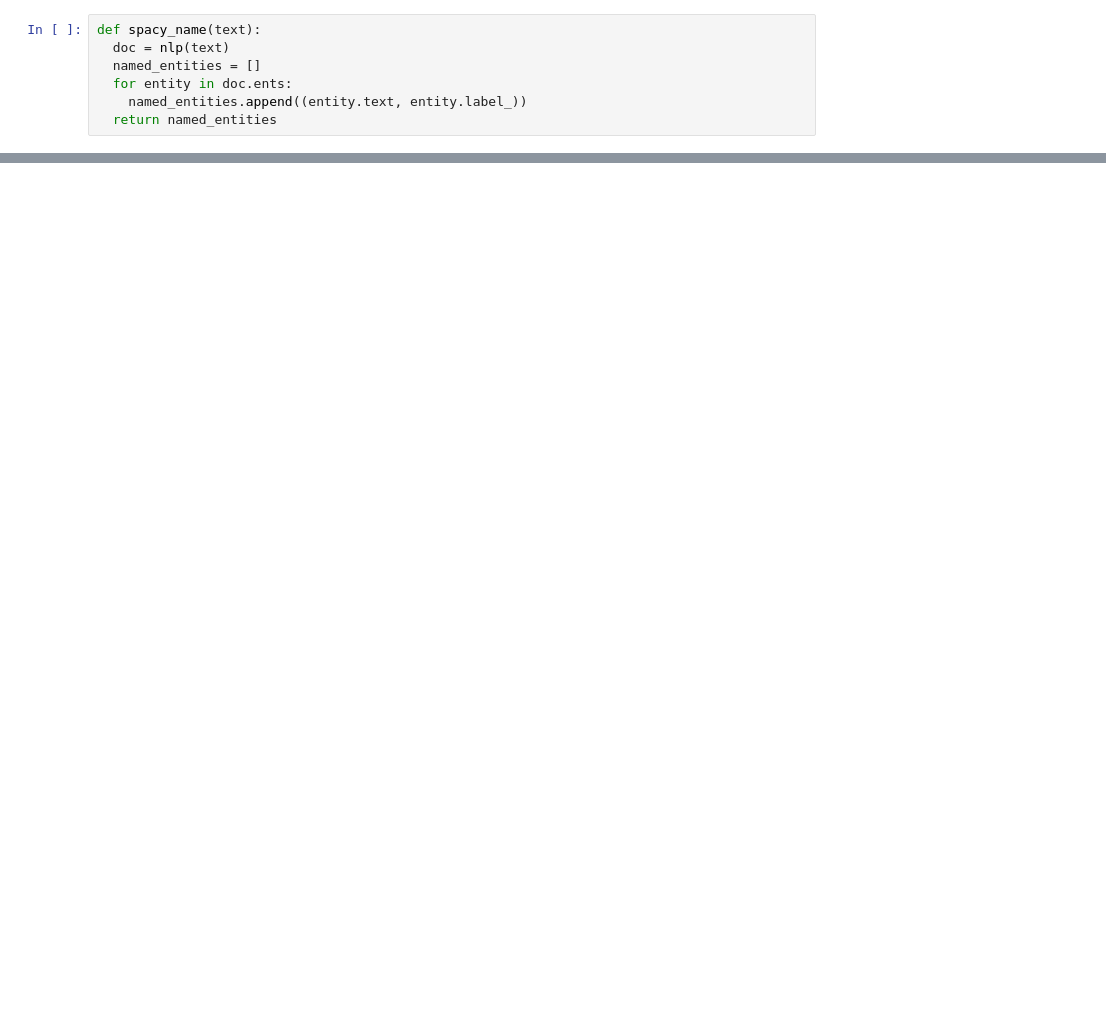
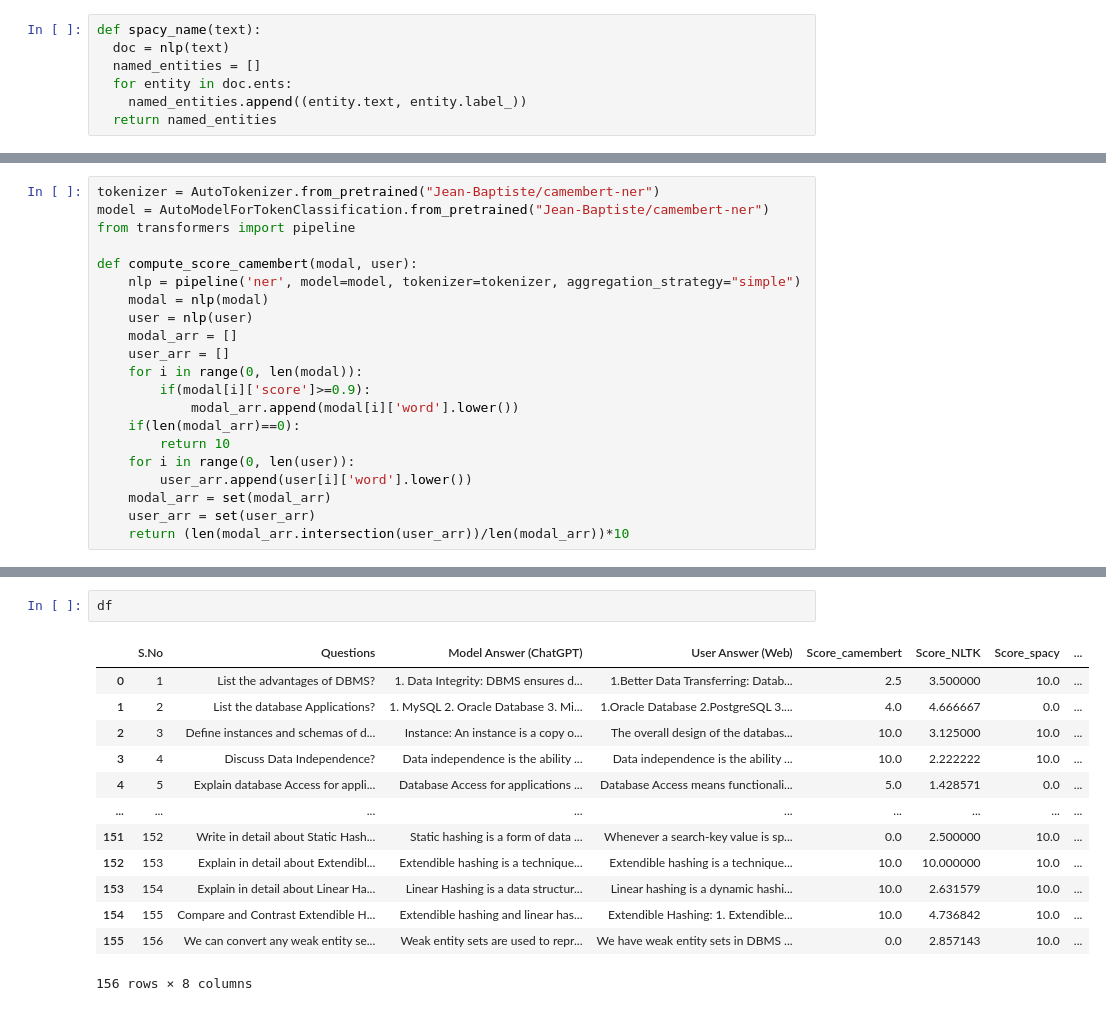
Before and after one commit to harshit7962/Subjective_Answer_Evaluation, a Jupyter notebook: Models/NER_Module/NER.ipynb, the cells around one changed output, grey strips where cells are left out. Cells and saved outputs as stored; diff of their text form; blank space fills up the shorter version.

```diff
--- a/Models/NER_Module/NER.ipynb
+++ b/Models/NER_Module/NER.ipynb
@@ -205,0 +215,21 @@ df.head()
+# %%
+tokenizer = AutoTokenizer.from_pretrained("Jean-Baptiste/camembert-ner")
+model = AutoModelForTokenClassification.from_pretrained("Jean-Baptiste/camembert-ner")
+from transformers import pipeline
+
+def compute_score_camembert(modal, user):
+    nlp = pipeline('ner', model=model, tokenizer=tokenizer, aggregation_strategy="simple")
+    modal = nlp(modal)
+    user = nlp(user)
+    modal_arr = []
+    user_arr = []
+    for i in range(0, len(modal)):
+        if(modal[i]['score']>=0.9):
+            modal_arr.append(modal[i]['word'].lower())
+    if(len(modal_arr)==0):
+        return 10
+    for i in range(0, len(user)):
+        user_arr.append(user[i]['word'].lower())
+    modal_arr = set(modal_arr)
+    user_arr = set(user_arr)
+    return (len(modal_arr.intersection(user_arr))/len(modal_arr))*10
@@ -205,0 +247,16 @@ df.head()
+# %%
+df
+# %% [output]
+|  | S.No | Questions | Model Answer (ChatGPT) | User Answer (Web) | Score_camembert | Score_NLTK | Score_spacy | ... |
+| 0 | 1 | List the advantages of DBMS? | 1. Data Integrity: DBMS ensures d... | 1.Better Data Transferring: Datab... | 2.5 | 3.500000 | 10.0 | ... |
+| 1 | 2 | List the database Applications? | 1. MySQL 2. Oracle Database 3. Mi... | 1.Oracle Database 2.PostgreSQL 3.... | 4.0 | 4.666667 | 0.0 | ... |
+| 2 | 3 | Define instances and schemas of d... | Instance: An instance is a copy o... | The overall design of the databas... | 10.0 | 3.125000 | 10.0 | ... |
+| 3 | 4 | Discuss Data Independence? | Data independence is the ability ... | Data independence is the ability ... | 10.0 | 2.222222 | 10.0 | ... |
+| 4 | 5 | Explain database Access for appli... | Database Access for applications ... | Database Access means functionali... | 5.0 | 1.428571 | 0.0 | ... |
+| ... | ... | ... | ... | ... | ... | ... | ... | ... |
+| 151 | 152 | Write in detail about Static Hash... | Static hashing is a form of data ... | Whenever a search-key value is sp... | 0.0 | 2.500000 | 10.0 | ... |
+| 152 | 153 | Explain in detail about Extendibl... | Extendible hashing is a technique... | Extendible hashing is a technique... | 10.0 | 10.000000 | 10.0 | ... |
+| 153 | 154 | Explain in detail about Linear Ha... | Linear Hashing is a data structur... | Linear hashing is a dynamic hashi... | 10.0 | 2.631579 | 10.0 | ... |
+| 154 | 155 | Compare and Contrast Extendible H... | Extendible hashing and linear has... | Extendible Hashing: 1. Extendible... | 10.0 | 4.736842 | 10.0 | ... |
+| 155 | 156 | We can convert any weak entity se... | Weak entity sets are used to repr... | We have weak entity sets in DBMS ... | 0.0 | 2.857143 | 10.0 | ... |
+156 rows × 8 columns
```
Also changed, not shown: parts of 31 cells of this notebook, 1 other file.
